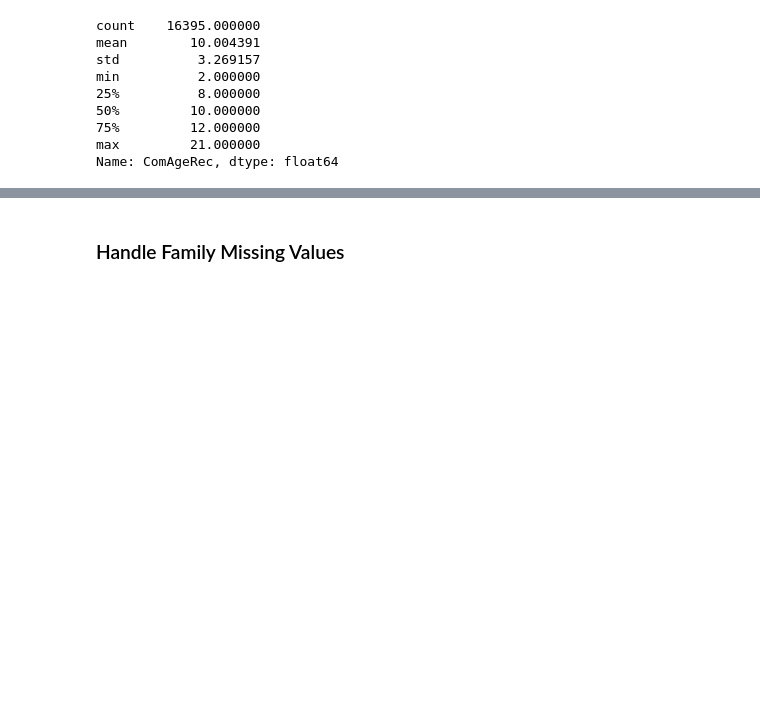
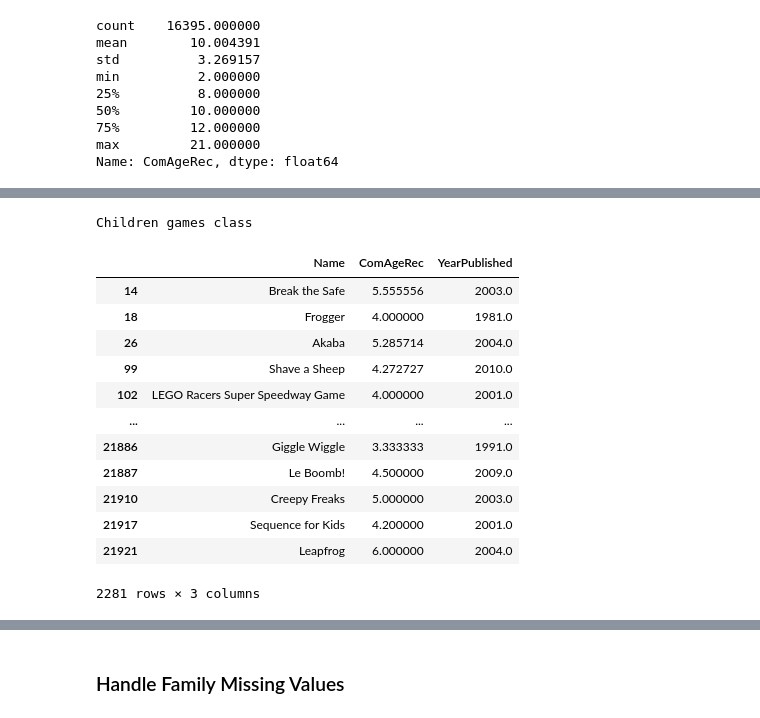
Before and after one commit to kilomo12/Data_Mining_Project, a Jupyter notebook: Data_mining_project/project_data_mining_part1.ipynb, the cells around one changed output, grey strips where cells are left out. Cells and saved outputs as stored; diff of their text form; code cells hidden in the pictures; blank space fills up the shorter version.

```diff
--- a/Data_mining_project/project_data_mining_part1.ipynb
+++ b/Data_mining_project/project_data_mining_part1.ipynb
@@ -623,6 +586,0 @@ replace the missings values with the median
-# %%
-#fillna() in pandas serve per riempire i valori mancanti (NaN) in un DataFrame o in una Serie con un valore specificato o con una strategia di imputazione.
-
-median_com_age_rec = df['ComAgeRec'].median() # type: ignore
-df['ComAgeRec'].fillna(median_com_age_rec, inplace=True) # pyright: ignore[reportUndefinedVariable]
-print(f"Valori mancanti nella colonna 'ComAgeRec' dopo l'imputazione: {df['ComAgeRec'].isnull().sum()}") # type: ignore
@@ -644,0 +639,19 @@ Numero di righe con ComAgeRec mancante: 0
+# %%
+# class of children's games
+print('Children games class')
+df[df['ComAgeRec_class']== 0][['Name','ComAgeRec','YearPublished']]
+# %% [output]
+Children games class
+|  | Name | ComAgeRec | YearPublished |
+| 14 | Break the Safe | 5.555556 | 2003.0 |
+| 18 | Frogger | 4.000000 | 1981.0 |
+| 26 | Akaba | 5.285714 | 2004.0 |
+| 99 | Shave a Sheep | 4.272727 | 2010.0 |
+| 102 | LEGO Racers Super Speedway Game | 4.000000 | 2001.0 |
+| ... | ... | ... | ... |
+| 21886 | Giggle Wiggle | 3.333333 | 1991.0 |
+| 21887 | Le Boomb! | 4.500000 | 2009.0 |
+| 21910 | Creepy Freaks | 5.000000 | 2003.0 |
+| 21917 | Sequence for Kids | 4.200000 | 2001.0 |
+| 21921 | Leapfrog | 6.000000 | 2004.0 |
+2281 rows × 3 columns
```
Also changed, not shown: parts of 87 cells of this notebook, 1 other file.
